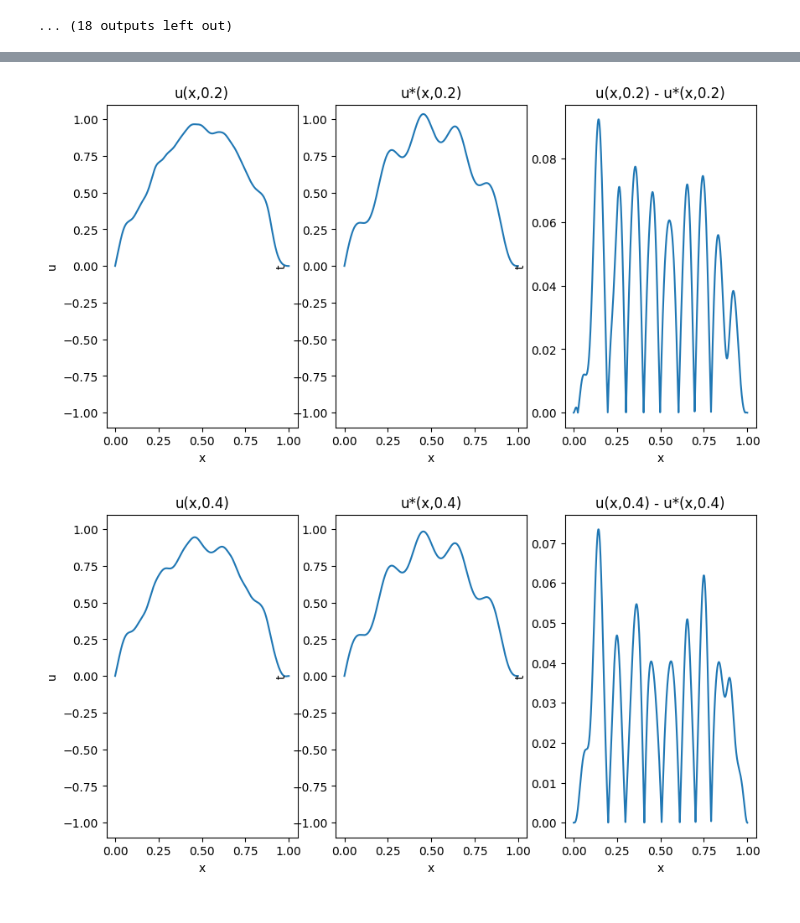
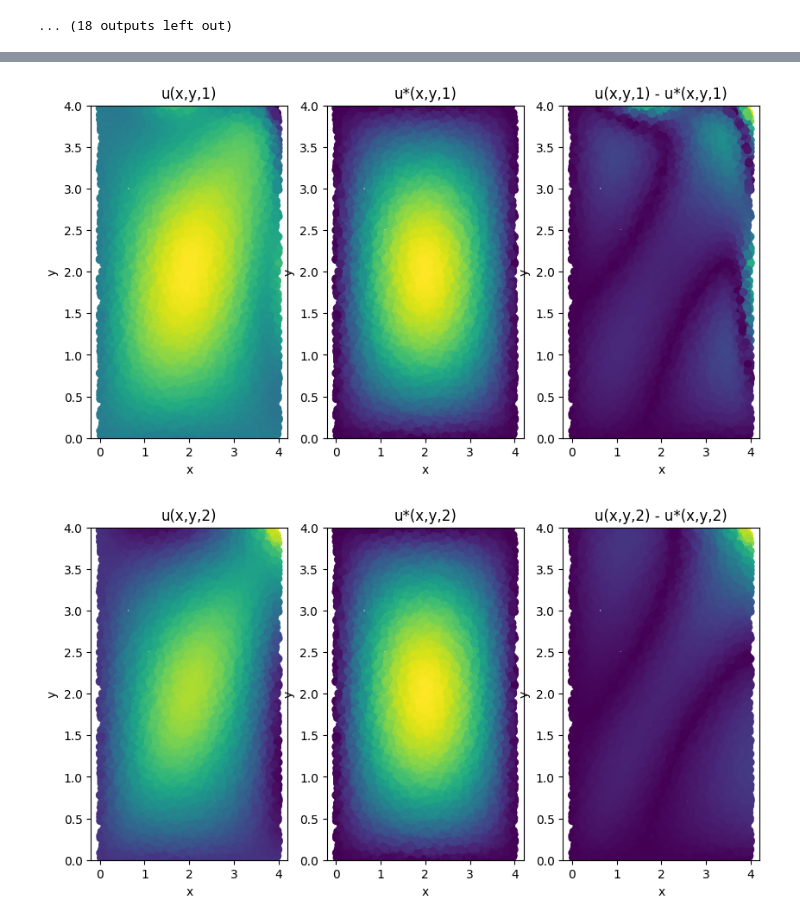
Before and after one commit to KatHaruto/PINNs_example, a Jupyter notebook: SFHCPINN.ipynb, the cells around one changed output, grey strips where cells are left out. Drawn from its saved outputs; the diff is of its cells as text; code cells hidden in the pictures.

```diff
--- a/SFHCPINN.ipynb
+++ b/SFHCPINN.ipynb
@@ -620,23 +747,23 @@ import matplotlib.pyplot as plt
 
 with torch.no_grad():
   xt = generate_collocation_data(10_000, boundary,partial(gen_sample, strategy='uniform'))
-
-  u_pred = model(xt.to(device)).detach().cpu().numpy()
-  u_true = problem.analytical_u(xt).detach().cpu().numpy()
+  xt[:,2] = 2.5 * torch.ones(xt.shape[0])
+  u_pred = model(xt.to(device)).detach().cpu().squeeze(-1).numpy()
+  u_true = problem.analytical_u(xt).detach().cpu().squeeze(-1).numpy()
   abs_diff = np.abs(u_true-u_pred)
 
   fig = plt.figure(figsize=(10, 5))
-  ax1 = fig.add_subplot(1,3,1)
-  sc = ax1.scatter(xt[:,0],xt[:,1], c=u_pred)
+  ax1 = fig.add_subplot(1,3,1,projection='3d')
+  sc = ax1.scatter(xt[:,0],xt[:,1], u_pred, c=u_pred)
   ax1.set_xlabel('x')
-  ax1.set_ylabel('t')
+  ax1.set_ylabel('y')
   ax1.set_title('u(x,t)')
 
   plt.colorbar(sc, ax=ax1)
   # plt.colorbar(
 
-  ax2 = fig.add_subplot(1,3,2)
-  sc = ax2.scatter(xt[:,0],xt[:,1], c=u_true)
+  ax2 = fig.add_subplot(1,3,2,projection='3d')
+  sc = ax2.scatter(xt[:,0],xt[:,1],u_true,c=u_true)
   # ax2.colorbar()
   ax2.set_xlabel('x')
   ax2.set_ylabel('t')
@@ -644,9 +771,9 @@ with torch.no_grad():
 
   plt.colorbar(sc, ax=ax2)
 
-  ax3 = fig.add_subplot(1,3,3)
+  ax3 = fig.add_subplot(1,3,3,projection='3d')
 
-  sc = ax3.scatter(xt[:,0],xt[:,1], c=abs_diff)
+  sc = ax3.scatter(xt[:,0],xt[:,1],abs_diff,c=abs_diff)
   # ax3.colorbar()
   ax3.set_xlabel('x')
   ax3.set_ylabel('t')
@@ -661,10 +788,9 @@ def visualize(model):
   with torch.no_grad():
     xt_eval = generate_collocation_data(10_000, boundary,partial(gen_sample, strategy='uniform'))
     # sort
-    xt_eval, _ = xt_eval.sort(dim=0)
+    #xt_eval, _ = xt_eval.sort(dim=0)
     for ti in range(6):
-      ti /= 5
-      xt_eval[:,1] = ti * torch.ones(xt_eval.shape[0])
+      xt_eval[:,2] = ti * torch.ones(xt_eval.shape[0])
 
       u_pred = model(xt_eval.to(device)).detach().cpu().numpy()
       u_true = problem.analytical_u(xt_eval).detach().cpu().numpy()
@@ -673,31 +799,32 @@ def visualize(model):
 
 
       ax1 = fig.add_subplot(1,3,1)
-      ax1.plot(xt_eval[:,0], u_pred)
+      ax1.scatter(xt_eval[:,0],xt_eval[:,1], c=u_pred)
       ax1.set_xlabel('x')
-      ax1.set_ylabel('u')
-      ax1.set_ylim(-1.1,1.1)
-      ax1.set_title(f'u(x,{ti})')
+      ax1.set_ylabel('y')
+      ax1.set_ylim(-0.,4.)
+      ax1.set_title(f'u(x,y,{ti})')
 
       #plt.colorbar(sc, ax=ax1)
       # plt.colorbar(
 
       ax2 = fig.add_subplot(1,3,2)
-      ax2.plot(xt_eval[:,0], u_true)
+      ax2.scatter(xt_eval[:,0],xt_eval[:,1], c=u_true)
       # ax2.colorbar()
       ax2.set_xlabel('x')
-      ax2.set_ylabel('t')
-      ax2.set_ylim(-1.1,1.1)
-      ax2.set_title(f'u*(x,{ti})')
+      ax2.set_ylabel('y')
+      ax2.set_ylim(-0.,4.)
+      ax2.set_title(f'u*(x,y,{ti})')
 
 
       ax3 = fig.add_subplot(1,3,3)
 
-      ax3.plot(xt_eval[:,0], abs_diff)
+      ax3.scatter(xt_eval[:,0],xt_eval[:,1], c=abs_diff)
       # ax3.colorbar()
       ax3.set_xlabel('x')
-      ax3.set_ylabel('t')
-      ax3.set_title(f'u(x,{ti}) - u*(x,{ti})')
+      ax3.set_ylabel('y')
+      ax3.set_ylim(-0.,4.)
+      ax3.set_title(f'u(x,y,{ti}) - u*(x,y,{ti})')
 
       plt.show()
 
@@ -707,2 +834,2 @@ visualize(model)
-[figure, old version]
+[figure, new version]
-[figure, old version]
+[figure, new version]
```
Also changed, not shown: parts of 7 cells of this notebook.
